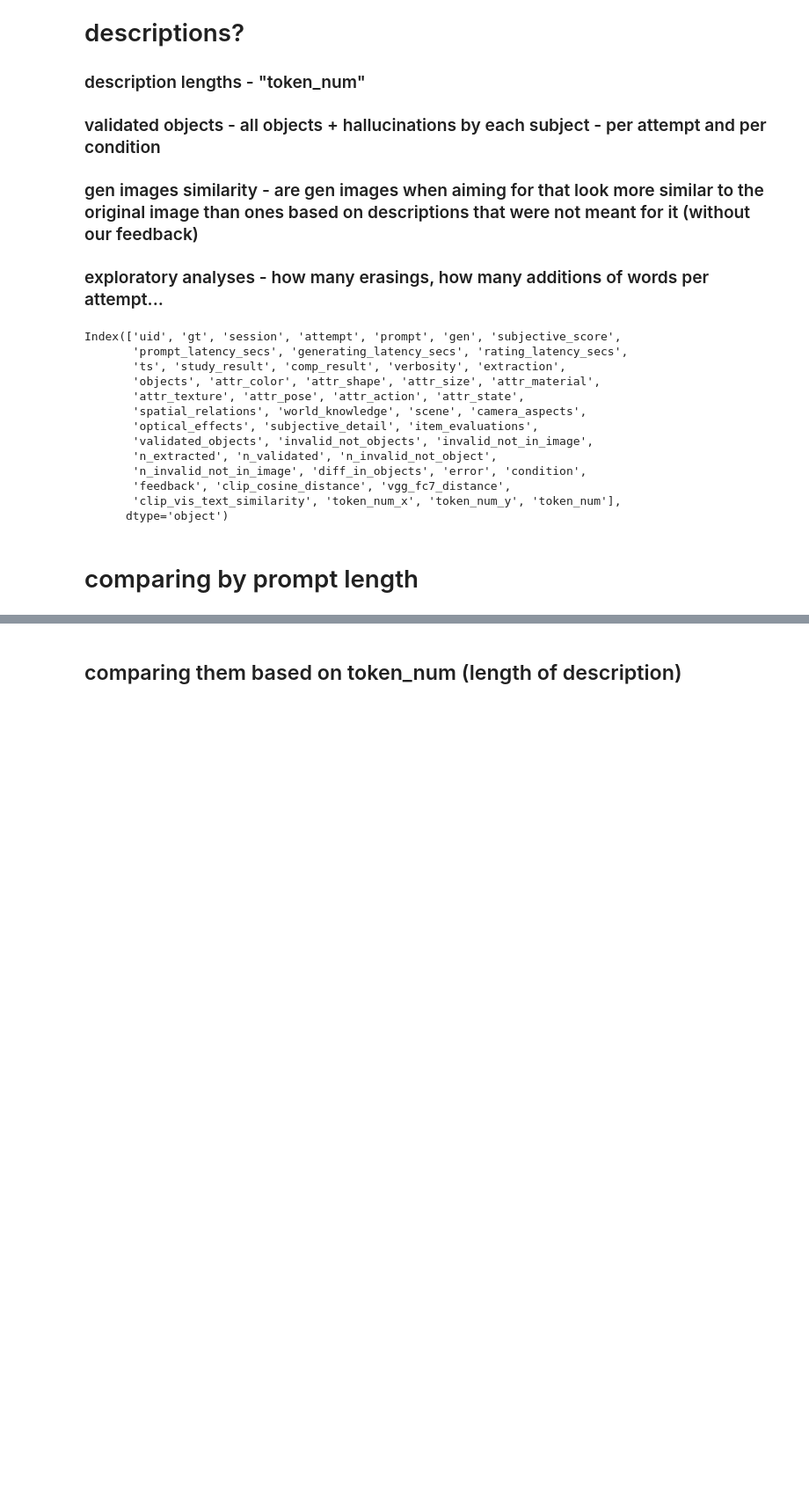
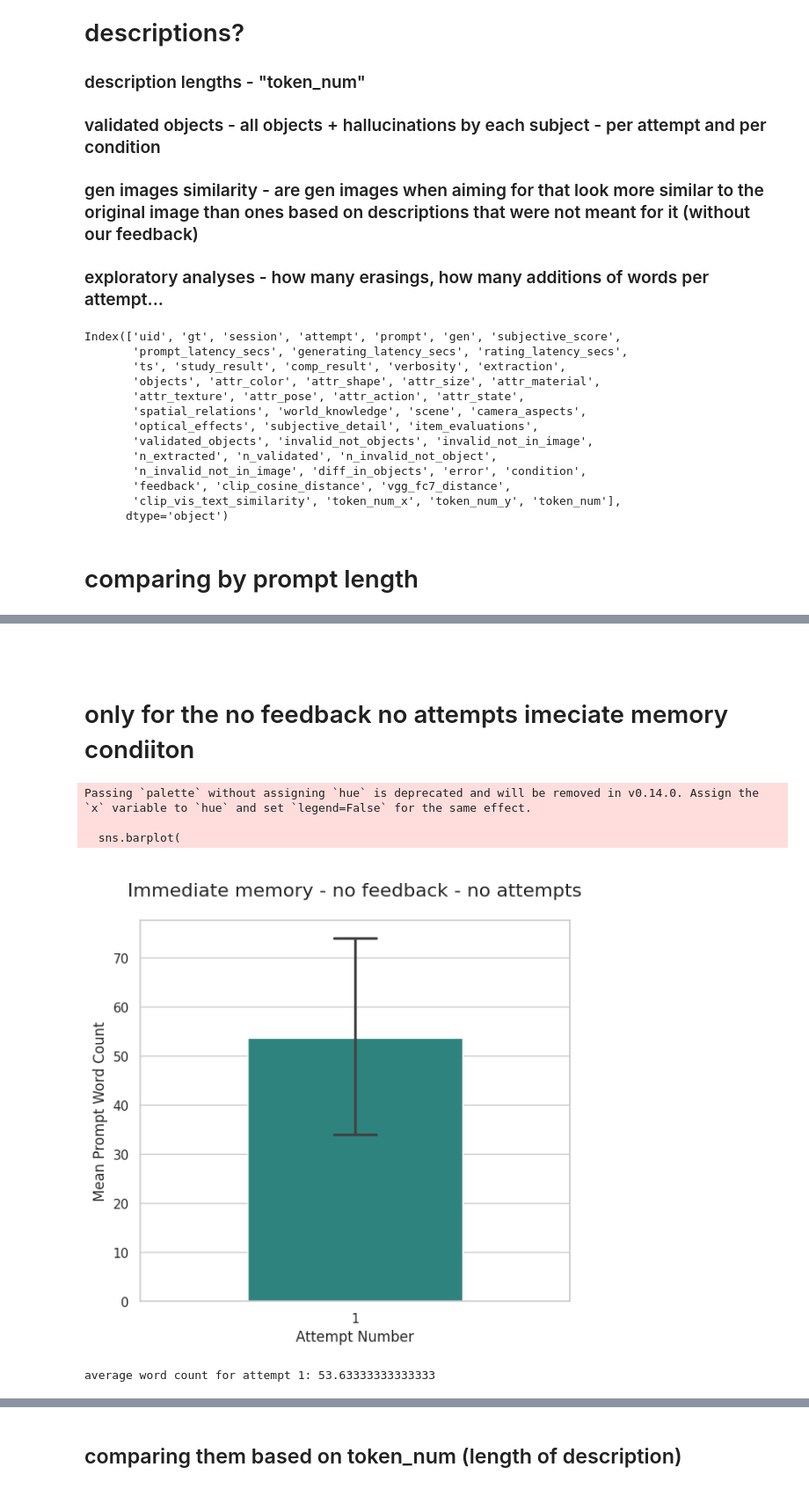
Before and after one commit to AnatKordon/Imagination_in_translation, a Jupyter notebook: analysis/nlp_analysis/feedback_vs_no_feedback.ipynb, the cells around one changed output, grey strips where cells are left out. Shown at 88% size. Cells and saved outputs as stored; diff of their text form; code cells hidden in the pictures; blank space fills up the shorter version.

```diff
--- a/analysis/nlp_analysis/feedback_vs_no_feedback.ipynb
+++ b/analysis/nlp_analysis/feedback_vs_no_feedback.ipynb
@@ -33,7 +33,7 @@ memory_no_feedback = pd.read_csv("/mnt/hdd/anatkorol/Imagination_in_translation/
 delay_no_feedback = pd.read_csv("/mnt/hdd/anatkorol/Imagination_in_translation/Data/processed_data/07052026_pilot_2_delayed_memory_digit_span_no_feedback/nlp_analysis/ppt_trials_w_object_validation.csv").copy()
 
 #new condition - analysis on it's own
-no_attempts = pd.read_csv("/mnt/hdd/anatkorol/Imagination_in_translation/Data/processed_data/240526_pilot_2_immediate_memory_no_feedback_no_attempts/ppt_trials_w_similarity_trials.csv")
+no_attempts = pd.read_csv("/mnt/hdd/anatkorol/Imagination_in_translation/Data/processed_data/240526_pilot_2_immediate_memory_no_feedback_no_attempts/nlp_analysis/ppt_trials_w_object_validation.csv").copy()
 #deleting gpt-5 rows from all dfs
 perception_feedback = perception_feedback[perception_feedback['uid'] != "gpt-5"]
 memory_feedback = memory_feedback[memory_feedback['uid'] != "gpt-5"]
@@ -114,11 +114,14 @@ def converted (df):
 
 #apply conversion to each df
 df = converted(df)
+no_attempts = converted(no_attempts)
 # %% [markdown]
 # comparing by prompt length
 # %%
 df['prompt_word_count'] = df['prompt'].fillna('').str.split().str.len()
 df['prompt_char_count'] = df['prompt'].fillna('').str.len()
+no_attempts['prompt_word_count'] = no_attempts['prompt'].fillna('').str.split().str.len()
+no_attempts['prompt_char_count'] = no_attempts['prompt'].fillna('').str.len()
 # %%
 df.columns
 # %% [output]
@@ -181,0 +278,49 @@ plt.show()
+# %% [markdown]
+#
+# %% [markdown]
+# only for the no feedback no attempts imeciate memory condiiton
+# %%
+import matplotlib.pyplot as plt
+import seaborn as sns
+#also make bar thinner by setting width parameter in barplot to something like 0.5 or 0.3
+
+# 2. Initialize a standard single subplot figure
+fig, ax = plt.subplots(figsize=(6, 6))
+
+# 3. Draw the barplot directly on the axis (ax)
+sns.barplot(
+    data=no_attempts,
+    x="attempt",
+    y="prompt_word_count",
+    palette="viridis",
+    width=0.5,  # Make bars thinner
+    capsize=.1,
+    ax=ax
+)
+
+# 4. Set labels and title directly
+ax.set_title("Immediate memory - no feedback - no attempts", fontsize=16, pad=20) # Optional title for the condition
+ax.set_xlabel("Attempt Number", fontsize=12)
+ax.set_ylabel("Mean Prompt Word Count", fontsize=12)
+
+# 5. Clean up the legend and place it at the top center
+# Because it's a single plot, bbox_to_anchor=(0.5, 1.15) works perfectly
+ax.legend(
+    bbox_to_anchor=(0.5, 1.15),
+    loc='upper center',
+    ncol=1,
+    frameon=False
+)
+
+# Adjust layout so the top legend doesn't get cut off
+plt.tight_layout()
+plt.show()
+# %% [output]
+Passing `palette` without assigning `hue` is deprecated and will be removed in v0.14.0. Assign the `x` variable to `hue` and set `legend=False` for the same effect.
+
+  sns.barplot(
+[figure, added]
+# %%
+print(f'average word count for attempt 1: {no_attempts["prompt_word_count"].mean()}')
+# %% [output]
+average word count for attempt 1: 53.63333333333333
```
Also changed, not shown: parts of 13 cells of this notebook, 4 other files.
